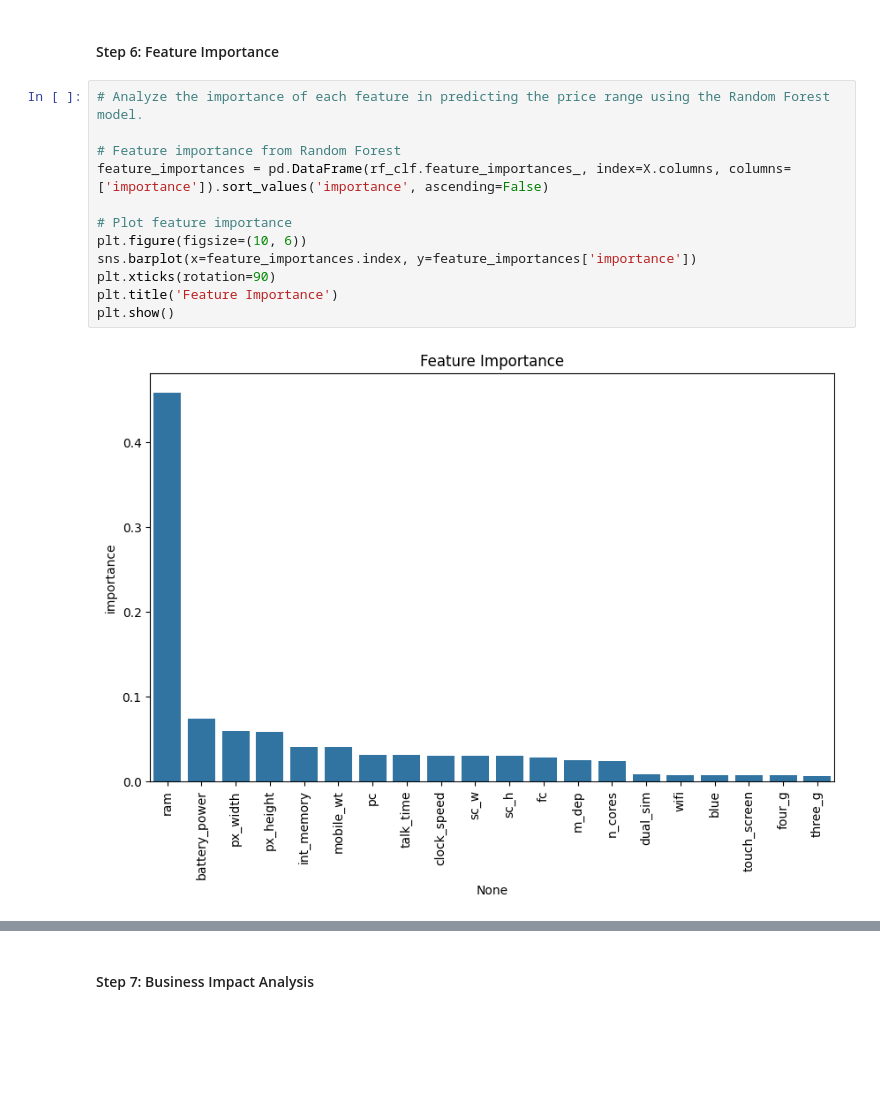
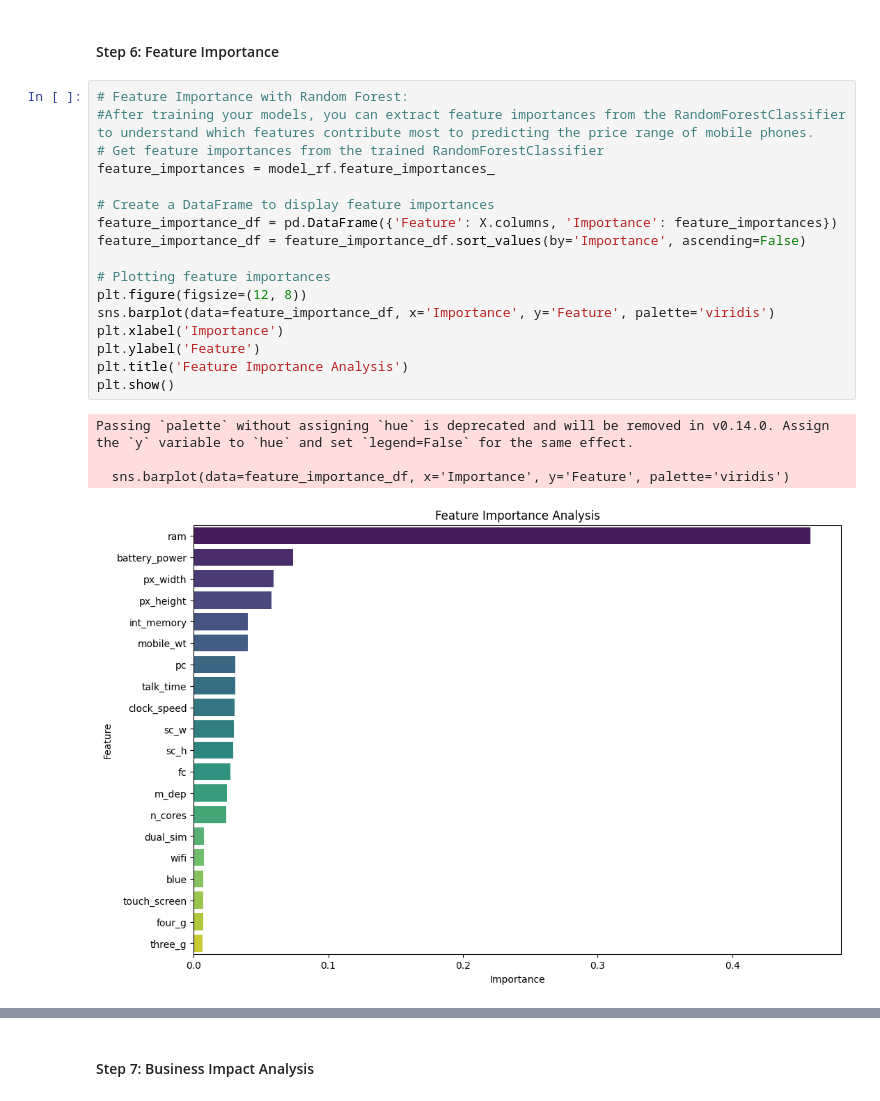
Before and after one commit to GangasrinivasKatraji/Mobile-Price-Range-Prediction-Analysis, a Jupyter notebook: Outputfile.ipynb, the cells around one changed output, grey strips where cells are left out. Saved outputs shown, nothing was run; the diff lists cells and outputs as text; blank space fills up the shorter version.

```diff
--- a/Outputfile.ipynb
+++ b/Outputfile.ipynb
@@ -512,17 +567,25 @@ Confusion Matrix:
  [  0   0  13 142]]
 # %% [markdown]
 #### Step 6: Feature Importance
-# %%
-# Analyze the importance of each feature in predicting the price range using the Random Forest model.
-
-# Feature importance from Random Forest
-feature_importances = pd.DataFrame(rf_clf.feature_importances_, index=X.columns, columns=['importance']).sort_values('importance', ascending=False)
-
-# Plot feature importance
-plt.figure(figsize=(10, 6))
-sns.barplot(x=feature_importances.index, y=feature_importances['importance'])
-plt.xticks(rotation=90)
-plt.title('Feature Importance')
-plt.show()
-# %% [output]
-[figure, removed]
+# %%
+# Feature Importance with Random Forest:
+#After training your models, you can extract feature importances from the RandomForestClassifier to understand which features contribute most to predicting the price range of mobile phones.
+# Get feature importances from the trained RandomForestClassifier
+feature_importances = model_rf.feature_importances_
+
+# Create a DataFrame to display feature importances
+feature_importance_df = pd.DataFrame({'Feature': X.columns, 'Importance': feature_importances})
+feature_importance_df = feature_importance_df.sort_values(by='Importance', ascending=False)
+
+# Plotting feature importances
+plt.figure(figsize=(12, 8))
+sns.barplot(data=feature_importance_df, x='Importance', y='Feature', palette='viridis')
+plt.xlabel('Importance')
+plt.ylabel('Feature')
+plt.title('Feature Importance Analysis')
+plt.show()
+# %% [output]
+Passing `palette` without assigning `hue` is deprecated and will be removed in v0.14.0. Assign the `y` variable to `hue` and set `legend=False` for the same effect.
+
+  sns.barplot(data=feature_importance_df, x='Importance', y='Feature', palette='viridis')
+[figure, added]
```
Also changed, not shown: parts of 10 cells of this notebook.
